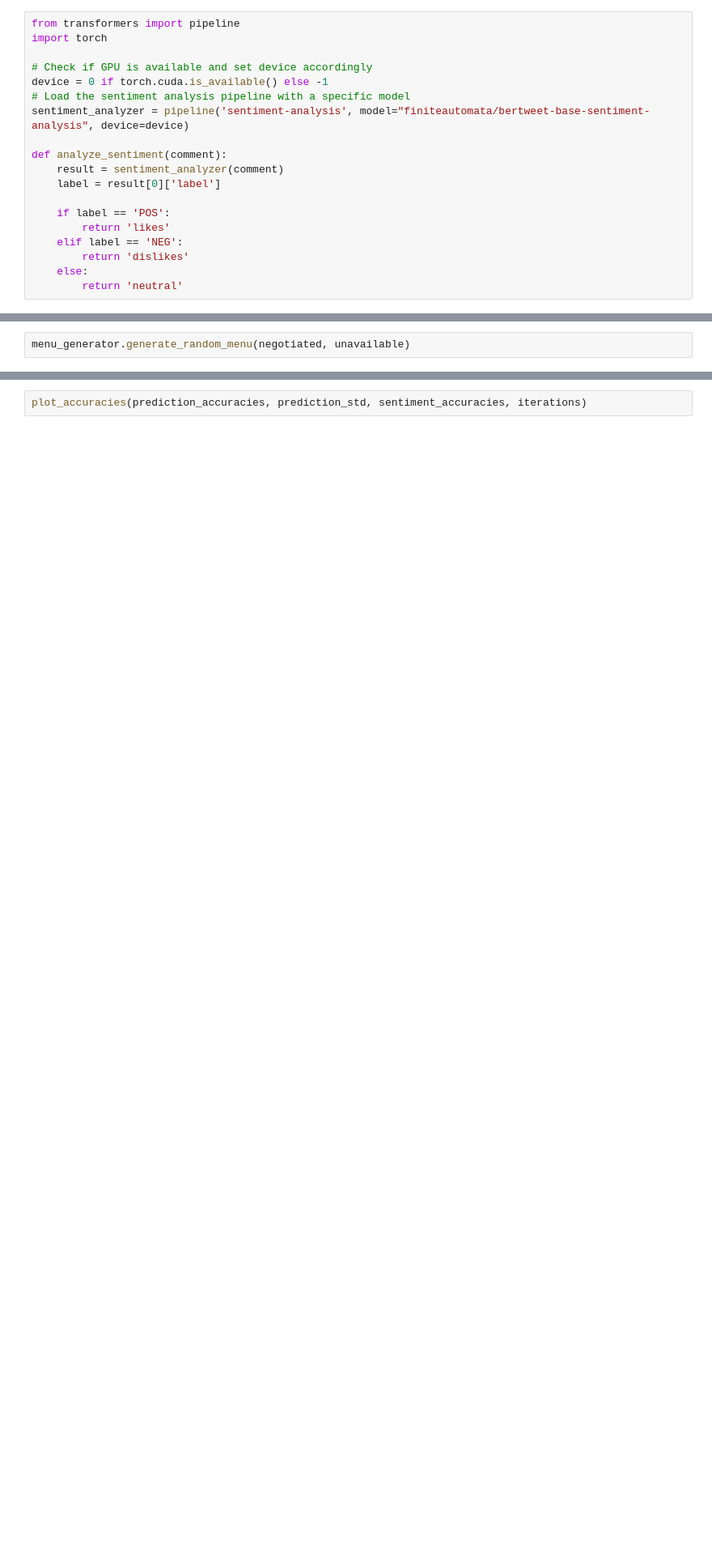
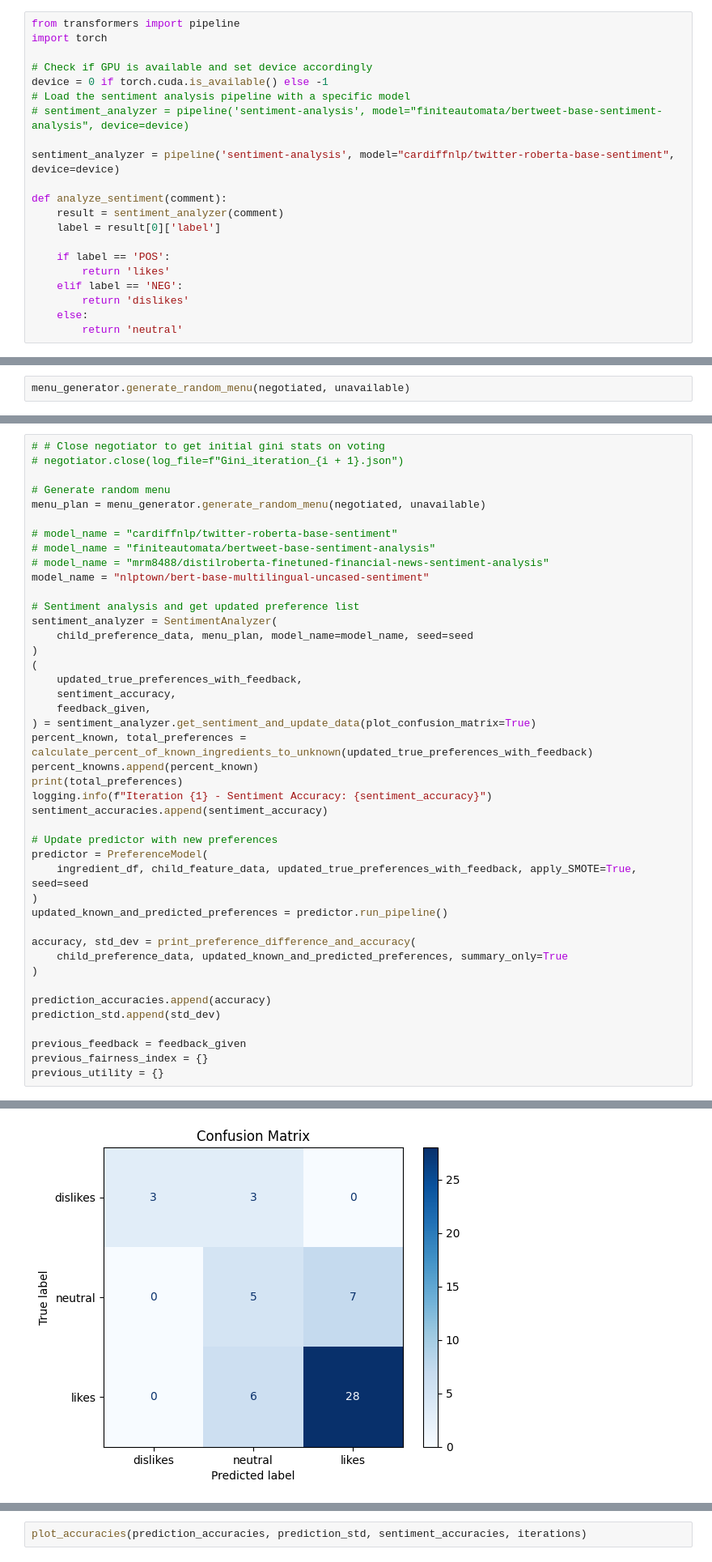
Before and after one commit to Laurie2905-JOHN/Masters_RL, a Jupyter notebook: notebooks/conflict_and_feedback.ipynb, the cells around one changed output, grey strips where cells are left out. Shown at 81% size. Saved outputs shown, nothing was run; the diff lists cells and outputs as text; blank space fills up the shorter version.

Commit message:
new models for sentiment

```diff
--- a/notebooks/conflict_and_feedback.ipynb
+++ b/notebooks/conflict_and_feedback.ipynb
@@ -604,7 +687,9 @@ import torch
 # Check if GPU is available and set device accordingly
 device = 0 if torch.cuda.is_available() else -1
 # Load the sentiment analysis pipeline with a specific model
-sentiment_analyzer = pipeline('sentiment-analysis', model="finiteautomata/bertweet-base-sentiment-analysis", device=device)
+# sentiment_analyzer = pipeline('sentiment-analysis', model="finiteautomata/bertweet-base-sentiment-analysis", device=device)
+
+sentiment_analyzer = pipeline('sentiment-analysis', model="cardiffnlp/twitter-roberta-base-sentiment", device=device)
 
 def analyze_sentiment(comment):
     result = sentiment_analyzer(comment)
@@ -2873,0 +2947,44 @@ TypeError: Level not an integer or a valid string: <function info at 0x...>
+# %%
+# # Close negotiator to get initial gini stats on voting
+# negotiator.close(log_file=f"Gini_iteration_{i + 1}.json")
+
+# Generate random menu
+menu_plan = menu_generator.generate_random_menu(negotiated, unavailable)
+
+# model_name = "cardiffnlp/twitter-roberta-base-sentiment"
+# model_name = "finiteautomata/bertweet-base-sentiment-analysis"
+# model_name = "mrm8488/distilroberta-finetuned-financial-news-sentiment-analysis"
+model_name = "nlptown/bert-base-multilingual-uncased-sentiment"
+
+# Sentiment analysis and get updated preference list
+sentiment_analyzer = SentimentAnalyzer(
+    child_preference_data, menu_plan, model_name=model_name, seed=seed
+)
+(
+    updated_true_preferences_with_feedback,
+    sentiment_accuracy,
+    feedback_given,
+) = sentiment_analyzer.get_sentiment_and_update_data(plot_confusion_matrix=True)
+percent_known, total_preferences = calculate_percent_of_known_ingredients_to_unknown(updated_true_preferences_with_feedback)
+percent_knowns.append(percent_known)
+print(total_preferences)
+logging.info(f"Iteration {1} - Sentiment Accuracy: {sentiment_accuracy}")
+sentiment_accuracies.append(sentiment_accuracy)
+
+# Update predictor with new preferences
+predictor = PreferenceModel(
+    ingredient_df, child_feature_data, updated_true_preferences_with_feedback, apply_SMOTE=True, seed=seed
+)
+updated_known_and_predicted_preferences = predictor.run_pipeline()
+
+accuracy, std_dev = print_preference_difference_and_accuracy(
+    child_preference_data, updated_known_and_predicted_preferences, summary_only=True
+)
+
+prediction_accuracies.append(accuracy)
+prediction_std.append(std_dev)
+
+previous_feedback = feedback_given
+previous_fairness_index = {}
+previous_utility = {}
+# %% [output]
@@ -2873,0 +2993 @@ TypeError: Level not an integer or a valid string: <function info at 0x...>
+[figure, added]
```
Also changed, not shown: parts of 12 cells of this notebook, 4 other files.
